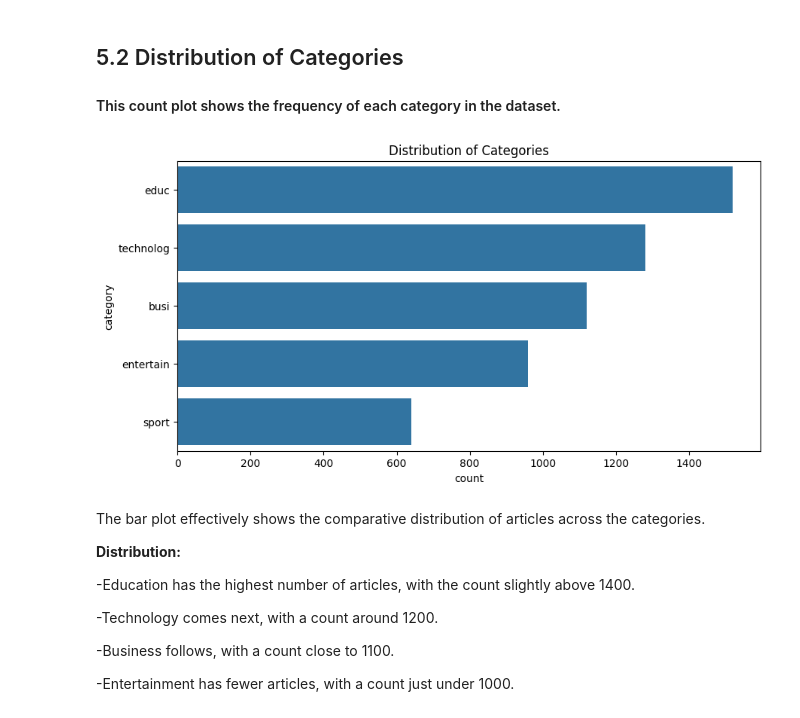
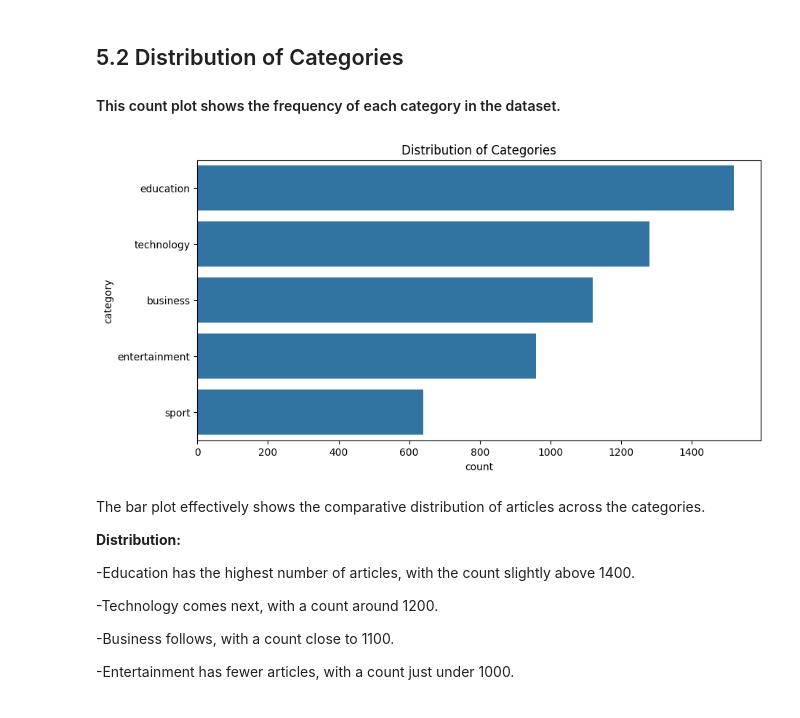
Before and after one commit to AmandaMokoena/2401FTDS_Classification_Project_0A4, a Jupyter notebook: Classification Project notebook.ipynb, the cells around one changed output. Cells and saved outputs as stored; diff of their text form; code cells hidden in the pictures.

```diff
--- a/Classification Project notebook.ipynb
+++ b/Classification Project notebook.ipynb
@@ -570,2 +386,5 @@ Now let's remove the punctuation using the `string` import.
+# %%
+#Apply the function to the dataframe
+train_df_copy = train_df_copy.applymap(lemmatize_text)
 # %%
 #Apply the function to the dataframe
@@ -783,11 +499,11 @@ plt.show()
 # %%
 # Plotting the distribution of categories
 plt.figure(figsize=(10, 5))
-sns.countplot(y='category', data=df_train_copy, order=df_train_copy['category'].value_counts().index)
+sns.countplot(y='category', data=train_df_copy, order=train_df_copy['category'].value_counts().index)
 plt.title('Distribution of Categories')
 plt.show()
 # %% [output]
-[figure, old version]
+[figure, new version]
 # %% [markdown]
 The bar plot effectively shows the comparative distribution of articles across the categories.
 
```
Also changed, not shown: parts of 108 cells of this notebook, 2 other files.
